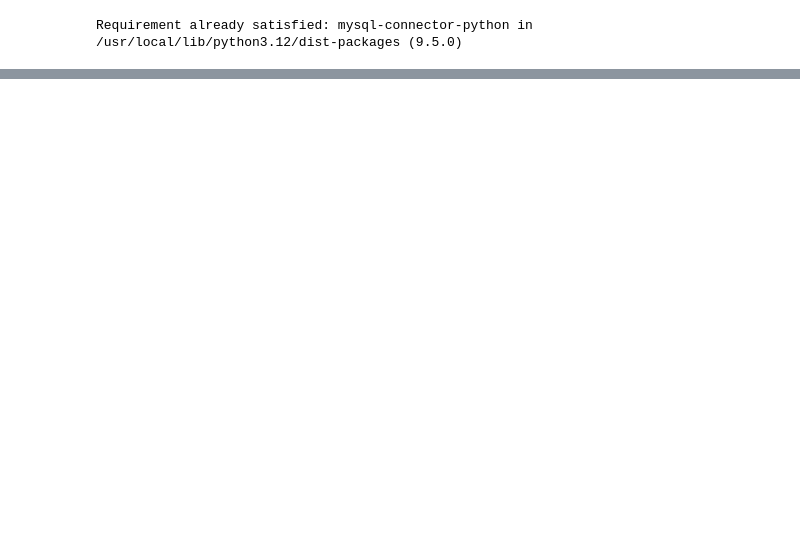
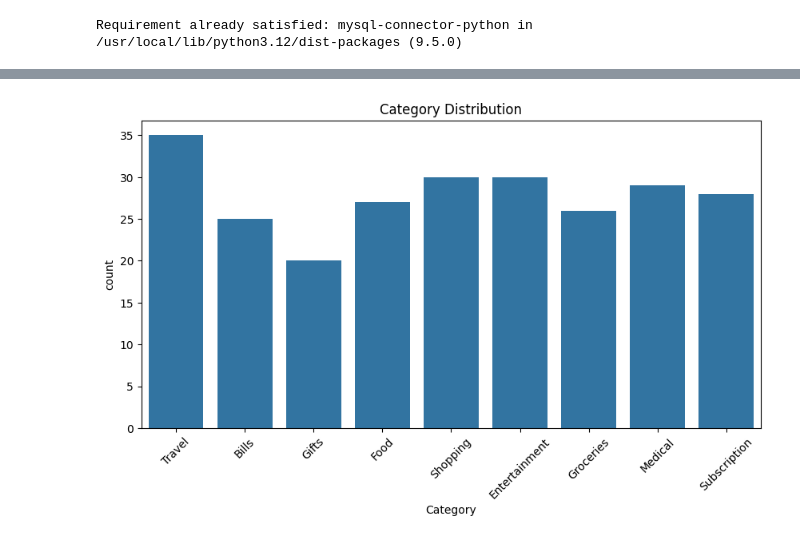
Before and after one commit to angelbabu123/my-first-project, a Jupyter notebook: Welcome_To_Colab_(1).ipynb, the cells around one changed output, grey strips where cells are left out. Drawn from its saved outputs; the diff is of its cells as text; code cells hidden in the pictures; blank space fills up the shorter version.

```diff
--- a/Welcome_To_Colab_(1).ipynb
+++ b/Welcome_To_Colab_(1).ipynb
@@ -595,0 +326,3 @@ public_url
+# %%
+df = pd.read_csv("Expense_01_2024.csv (1).csv")
+df.head()
@@ -595,0 +367,5 @@ public_url
+# %%
+df['Net_Amount'] = df['Amount_Paid'] - df['Cashback']
+df['Day'] = df['Date'].dt.day
+df['Month'] = df['Date'].dt.month_name()
+df['DayOfWeek'] = df['Date'].dt.day_name()
@@ -595,0 +390,8 @@ public_url
+# %%
+plt.figure(figsize=(10,5))
+sns.countplot(data=df, x='Category')
+plt.xticks(rotation=45)
+plt.title("Category Distribution")
+plt.show()
+# %% [output]
+[figure, added]
```
Also changed, not shown: parts of 53 cells of this notebook.
